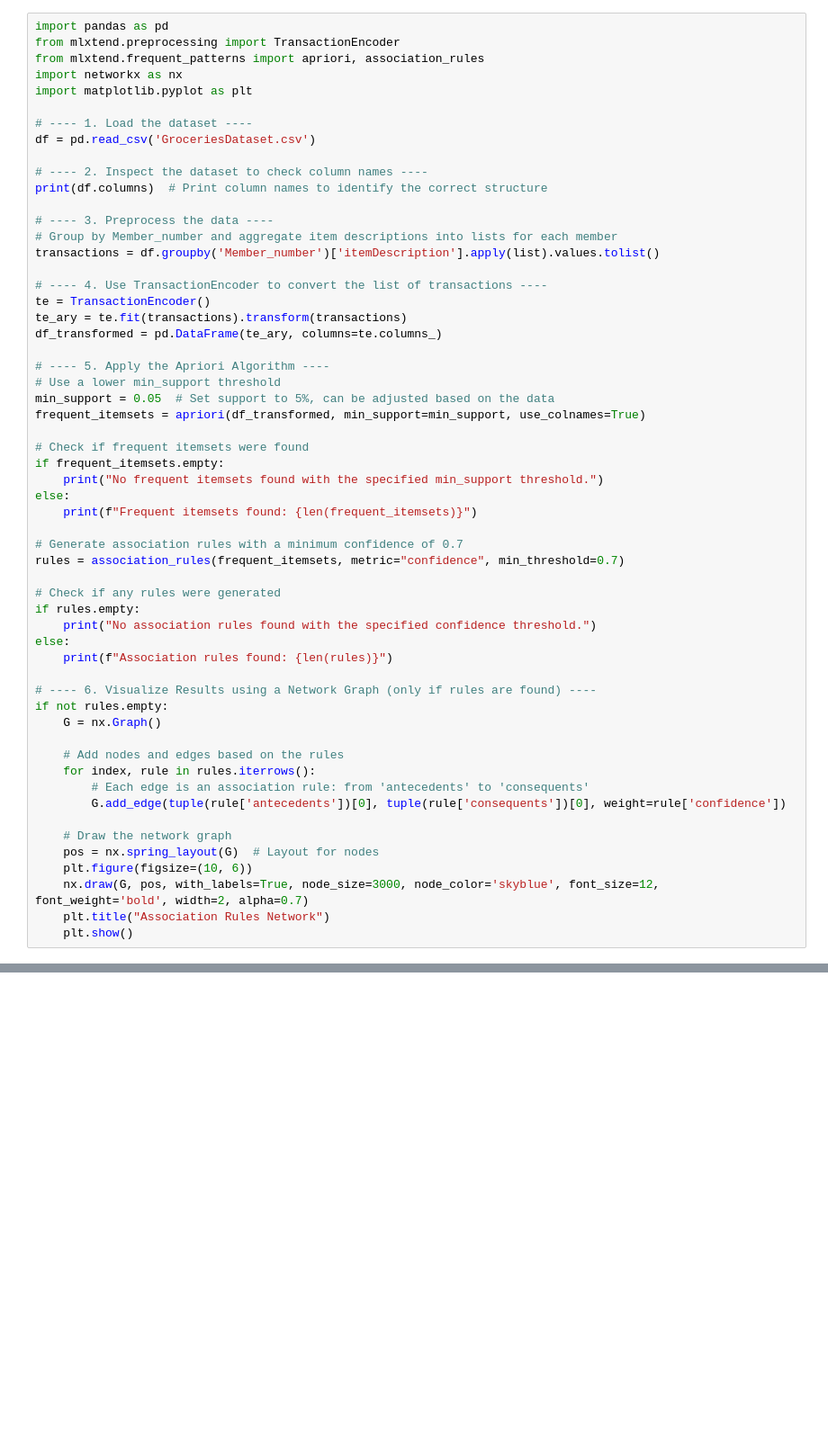
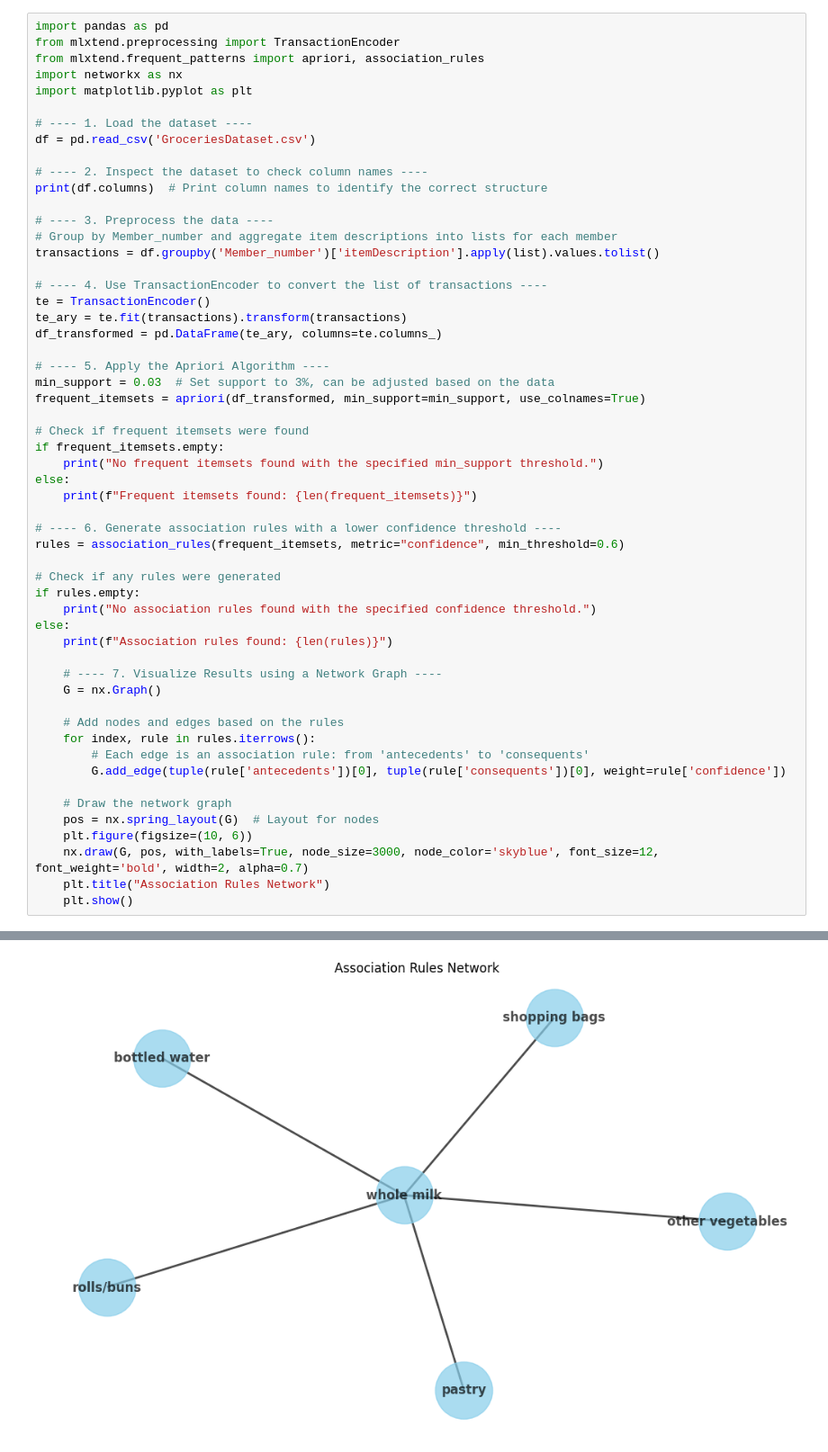
Before and after one commit to wurood/Association-Rule-Learning---Discovering-Patterns, a Jupyter notebook: Association_Rule_Learning.ipynb, the cells around one changed output, grey strips where cells are left out. Shown at 90% size. Cells and saved outputs as stored; diff of their text form; blank space fills up the shorter version.

Commit message:
last result

```diff
--- a/Association_Rule_Learning.ipynb
+++ b/Association_Rule_Learning.ipynb
@@ -21,8 +21,7 @@ te_ary = te.fit(transactions).transform(transactions)
 df_transformed = pd.DataFrame(te_ary, columns=te.columns_)
 
 # ---- 5. Apply the Apriori Algorithm ----
-# Use a lower min_support threshold
-min_support = 0.05  # Set support to 5%, can be adjusted based on the data
+min_support = 0.03  # Set support to 3%, can be adjusted based on the data
 frequent_itemsets = apriori(df_transformed, min_support=min_support, use_colnames=True)
 
 # Check if frequent itemsets were found
@@ -31,8 +30,8 @@ if frequent_itemsets.empty:
 else:
     print(f"Frequent itemsets found: {len(frequent_itemsets)}")
 
-# Generate association rules with a minimum confidence of 0.7
-rules = association_rules(frequent_itemsets, metric="confidence", min_threshold=0.7)
+# ---- 6. Generate association rules with a lower confidence threshold ----
+rules = association_rules(frequent_itemsets, metric="confidence", min_threshold=0.6)
 
 # Check if any rules were generated
 if rules.empty:
@@ -40,8 +39,7 @@ if rules.empty:
 else:
     print(f"Association rules found: {len(rules)}")
 
-# ---- 6. Visualize Results using a Network Graph (only if rules are found) ----
-if not rules.empty:
+    # ---- 7. Visualize Results using a Network Graph ----
     G = nx.Graph()
 
     # Add nodes and edges based on the rules
@@ -61,0 +60 @@ No association rules found with the specified confidence threshold.
+[figure, added]
```
Also changed, not shown: parts of 1 cell of this notebook.
